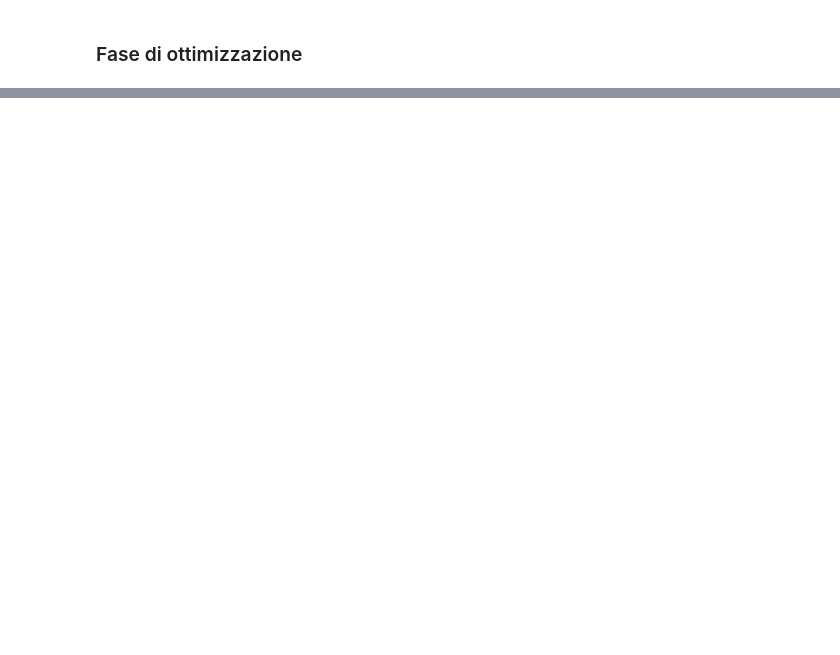
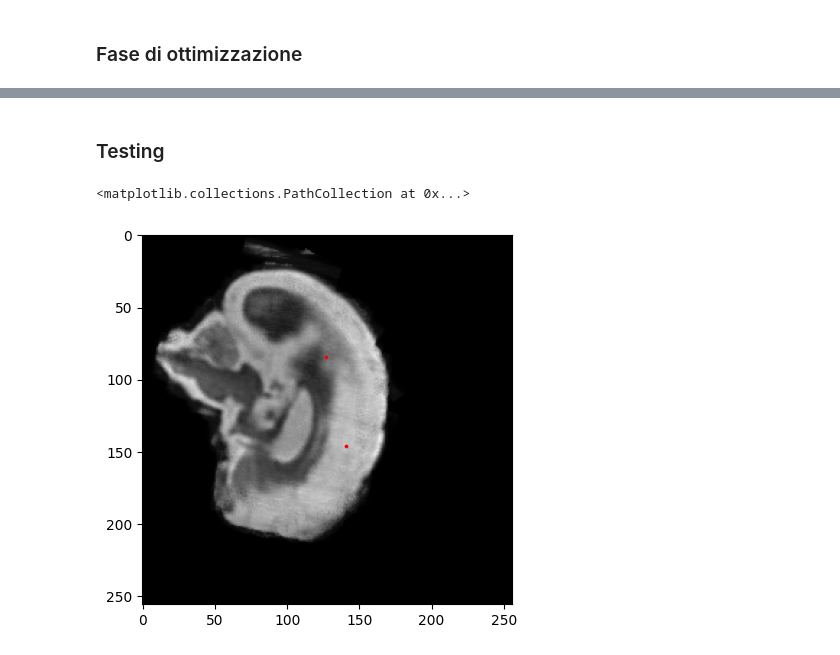
Before and after one commit to GiLonga/FeTa_challenge_2024, a Jupyter notebook: prediction.ipynb, the cells around one changed output, grey strips where cells are left out. Cells and saved outputs as stored; diff of their text form; code cells hidden in the pictures; blank space fills up the shorter version.

```diff
--- a/prediction.ipynb
+++ b/prediction.ipynb
@@ -158,0 +239,13 @@ for i in range(5):
+# %% [markdown]
+### Testing
+# %%
+raw_img = nib.load(r"/home/ubuntu/giorgio/v311/FeTa_challenge_2024/sub-010_rec-mial_T2w.nii.gz")
+my_img = raw_img.get_fdata()
+# %%
+
+plt.imshow(my_img[92,:,:],cmap='gray')
+plt.scatter(141,146, c="red", s=3)
+plt.scatter(127,84, c="red", s=3)
+# %% [output]
+<matplotlib.collections.PathCollection at 0x...>
+[figure, added]
```
Also changed, not shown: parts of 21 cells of this notebook, 2 other files.
